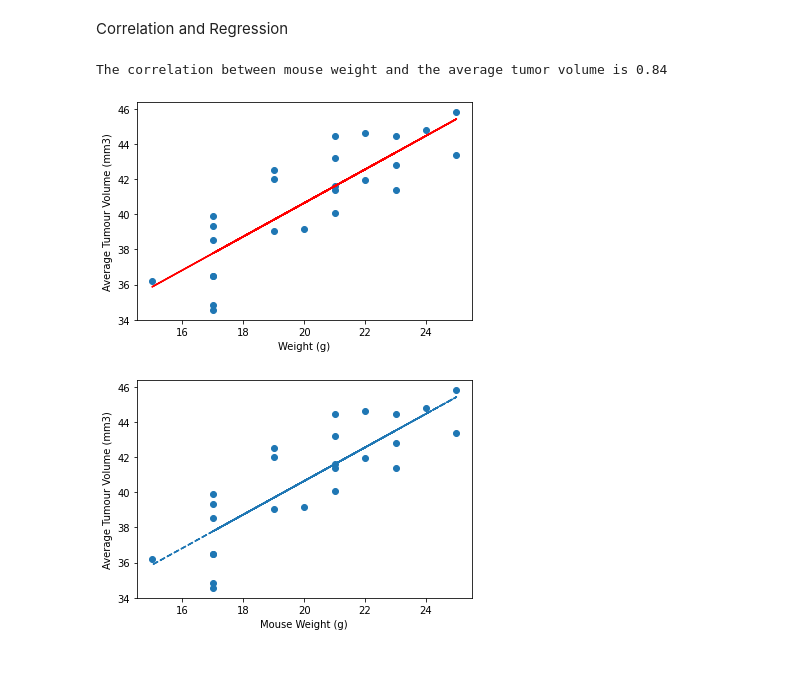
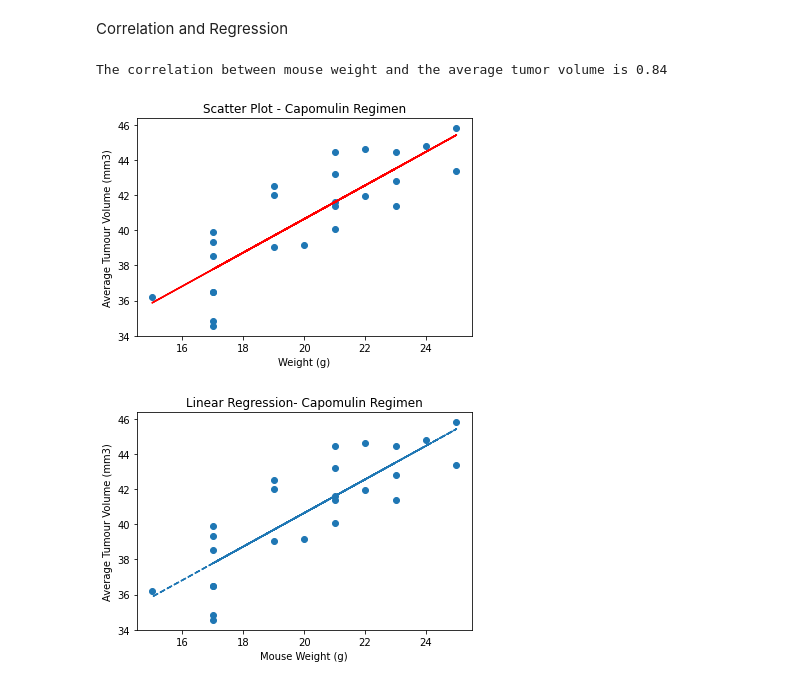
Before and after one commit to Alphaomegainfinity/matplotlib-challenge, a Jupyter notebook: Pymaceuticals/main.ipynb, the cells around one changed output. Cells and saved outputs as stored; diff of their text form; code cells hidden in the pictures.

```diff
--- a/Pymaceuticals/main.ipynb
+++ b/Pymaceuticals/main.ipynb
@@ -343,19 +344,20 @@ Correlation and Regression
 # %%
 # Calculate the correlation coefficient and linear regression model
 # for mouse weight and average tumor volume for the Capomulin regimen
 corr=round(st.pearsonr(scatter_tumour_volume['Weight (g)'],scatter_tumour_volume['Tumour Volume (mm3)'])[0],2)
 print(f"The correlation between mouse weight and the average tumor volume is {corr}")
 model = st.linregress(scatter_tumour_volume['Weight (g)'],scatter_tumour_volume['Tumour Volume (mm3)'])
 
 y_values = scatter_tumour_volume['Weight (g)']*model[0]+model[1]
 plt.scatter(scatter_tumour_volume['Weight (g)'],scatter_tumour_volume['Tumour Volume (mm3)'])
 plt.plot(scatter_tumour_volume['Weight (g)'],y_values,color="red")
 plt.xlabel('Weight (g)')
 plt.ylabel('Average Tumour Volume (mm3)')
+plt.title ("Scatter Plot - Capomulin Regimen")
 plt.show()
 # %% [output]
 The correlation between mouse weight and the average tumor volume is 0.84
-[figure, old version]
+[figure, new version]
 # %%
 # Linear regression model for mouse weight and average tumour volume for the Capomulin regimen
 #create an equation of line to calculate the average tumour volume:
@@ -367,6 +369,7 @@ plt.scatter(scatter_tumour_volume['Weight (g)'],scatter_tumour_volume['Tumour Vo
 plt.plot(x_axis,t_fit, "--")
 plt.xlabel ("Mouse Weight (g)")
 plt.ylabel ("Average Tumour Volume (mm3)")
+plt.title ("Linear Regression- Capomulin Regimen")
 plt.show()
 # %% [output]
-[figure, old version]
+[figure, new version]
```
Also changed, not shown: parts of 1 cell of this notebook.
